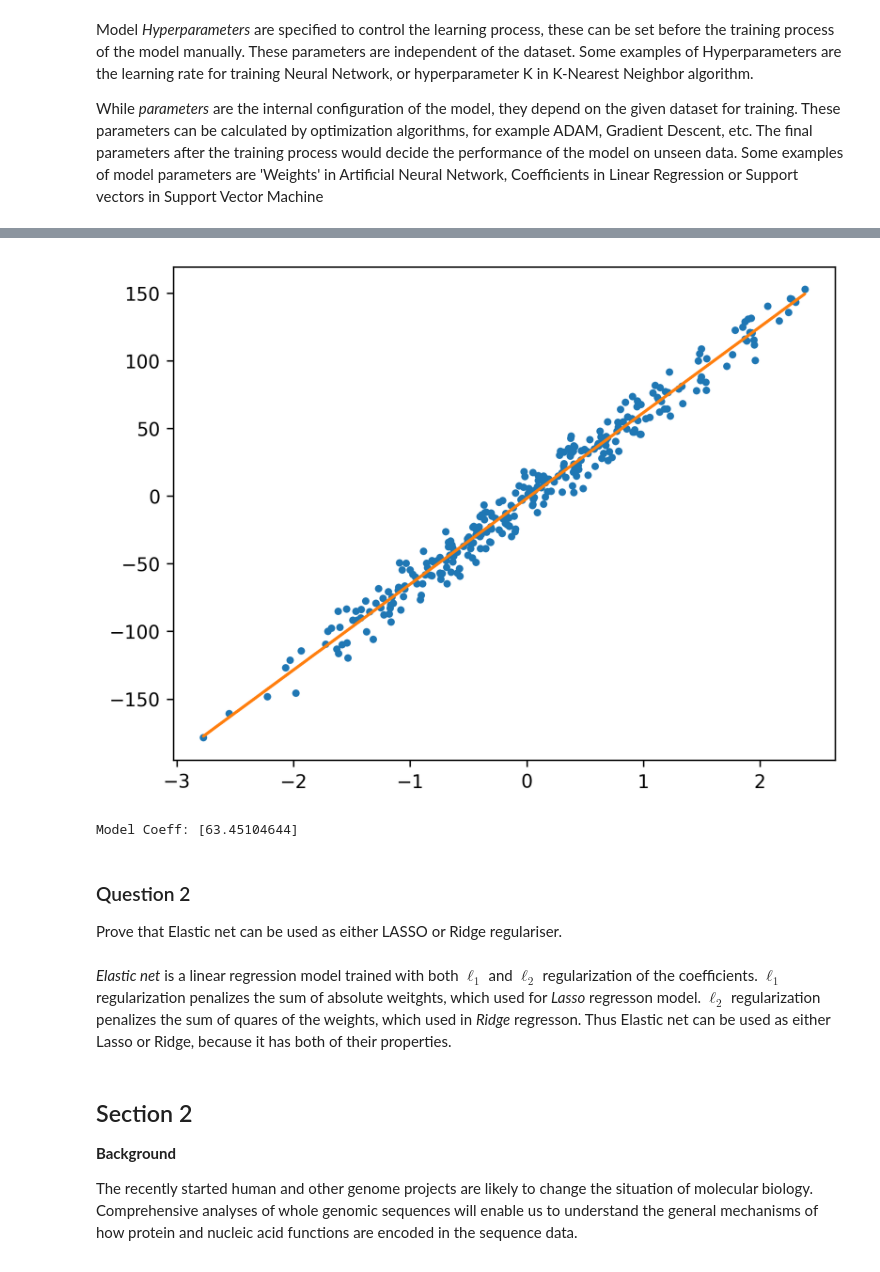
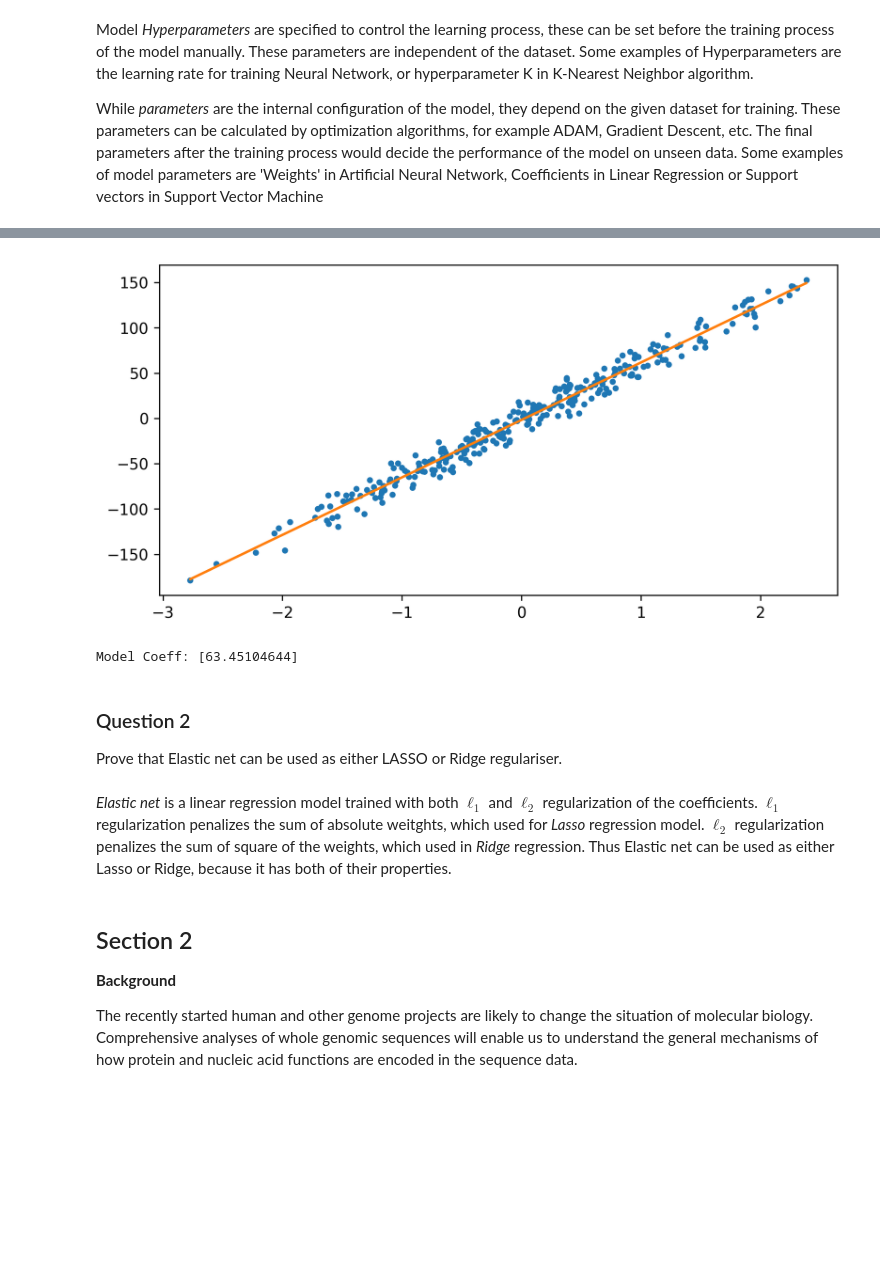
Before and after one commit to NNCT2904/SIT720-MachineLearning, a Jupyter notebook: Assignment3/Assignment3.ipynb, the cells around one changed output, grey strips where cells are left out. Cells and saved outputs as stored; diff of their text form; code cells hidden in the pictures; blank space fills up the shorter version.

```diff
--- a/Assignment3/Assignment3.ipynb
+++ b/Assignment3/Assignment3.ipynb
@@ -76,28 +77,29 @@ Model Coeff: [63.35182018]
 # %%
 # Example 2: Ridge regression
 # Hyperparameter: alpha
 # Parameter: coef_
 
 ridgelr = Ridge(alpha=0.003)
 
 ridgelr.fit(X,Y)
 
 Y_pred_example_2 = ridgelr.predict(X)
 
+plt.figure(figsize=(8, 4), dpi=300)
 plt.plot(X, Y, '.', X , Y_pred_example_2, '-')
 plt.show()
 
 print(f'Model Coeff: {ridgelr.coef_}')
 # %% [output]
-[figure, old version]
+[figure, new version]
 Model Coeff: [63.45104644]
 # %% [markdown]
 ### Question 2
 Prove that Elastic net can be used as either LASSO or Ridge regulariser.
 # %% [markdown]
 *Elastic net* is a linear regression model trained with both $\ell_1$ and $\ell_2$ regularization of the coefficients.
-$\ell_1$ regularization penalizes the sum of absolute weitghts, which used for *Lasso* regresson model.
-$\ell_2$ regularization penalizes the sum of quares of the weights, which used in *Ridge* regresson.
+$\ell_1$ regularization penalizes the sum of absolute weitghts, which used for *Lasso* regression model.
+$\ell_2$ regularization penalizes the sum of square of the weights, which used in *Ridge* regression.
 Thus Elastic net can be used as either Lasso or Ridge, because it has both of their properties.
 # %% [markdown]
 ## Section 2
```
Also changed, not shown: parts of 24 cells of this notebook.
